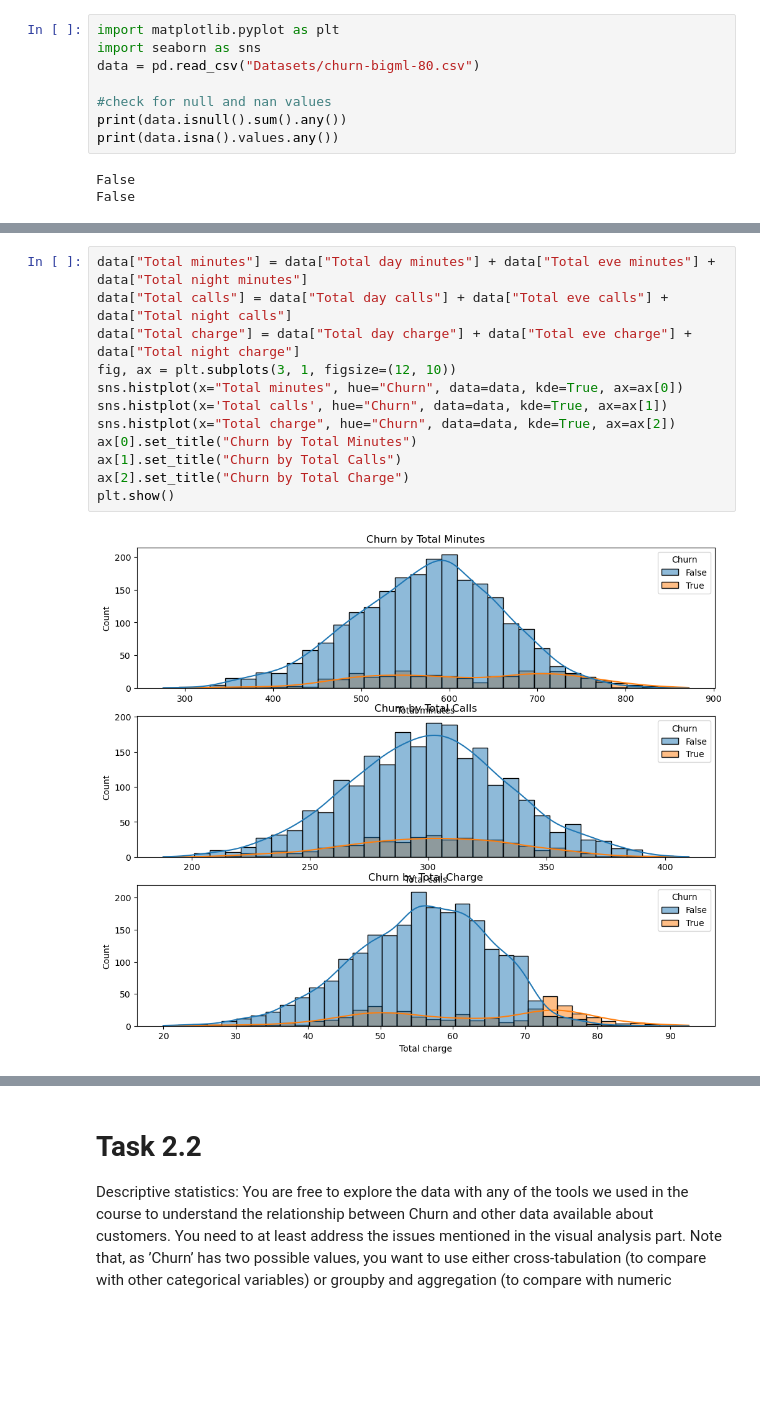
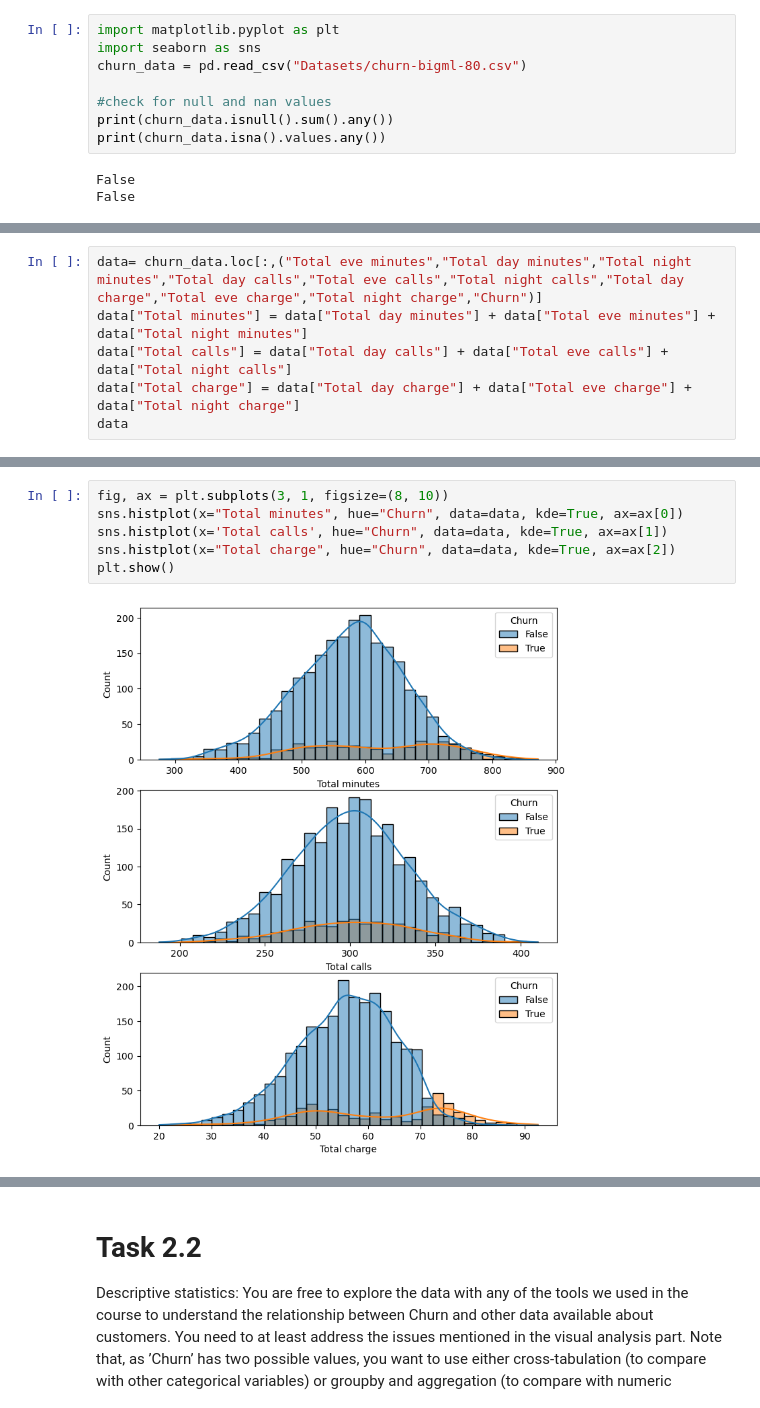
Before and after one commit to hdahlber/Business-Analytics-1, a Jupyter notebook: Assignment 2/Solution.ipynb, the cells around one changed output, grey strips where cells are left out. Drawn from its saved outputs; the diff is of its cells as text; blank space fills up the shorter version.

```diff
--- a/Assignment 2/Solution.ipynb
+++ b/Assignment 2/Solution.ipynb
@@ -184,11 +178,11 @@ and night minutes/calls/charges); (iii) relationship between international calls
 # %%
 import matplotlib.pyplot as plt
 import seaborn as sns
-data = pd.read_csv("Datasets/churn-bigml-80.csv")
+churn_data = pd.read_csv("Datasets/churn-bigml-80.csv")
 
 #check for null and nan values
-print(data.isnull().sum().any())
-print(data.isna().values.any())
+print(churn_data.isnull().sum().any())
+print(churn_data.isna().values.any())
 # %% [output]
 False
 False
@@ -228,0 +250,6 @@ plt.show()
+# %%
+data= churn_data.loc[:,("Total eve minutes","Total day minutes","Total night minutes","Total day calls","Total eve calls","Total night calls","Total day charge","Total eve charge","Total night charge","Churn")]
+data["Total minutes"] = data["Total day minutes"] + data["Total eve minutes"] + data["Total night minutes"]
+data["Total calls"] = data["Total day calls"] + data["Total eve calls"] + data["Total night calls"]
+data["Total charge"] = data["Total day charge"] + data["Total eve charge"] + data["Total night charge"]
+data
@@ -229,17 +276,11 @@ plt.show()
 # %%
-data["Total minutes"] = data["Total day minutes"] + data["Total eve minutes"] + data["Total night minutes"]
-data["Total calls"] = data["Total day calls"] + data["Total eve calls"] + data["Total night calls"]
-data["Total charge"] = data["Total day charge"] + data["Total eve charge"] + data["Total night charge"]
-fig, ax = plt.subplots(3, 1, figsize=(12, 10))
+fig, ax = plt.subplots(3, 1, figsize=(8, 10))
 sns.histplot(x="Total minutes", hue="Churn", data=data, kde=True, ax=ax[0])
 sns.histplot(x='Total calls', hue="Churn", data=data, kde=True, ax=ax[1])
 sns.histplot(x="Total charge", hue="Churn", data=data, kde=True, ax=ax[2])
-ax[0].set_title("Churn by Total Minutes")
-ax[1].set_title("Churn by Total Calls")
-ax[2].set_title("Churn by Total Charge")
 plt.show()
 # %% [output]
-[figure, old version]
+[figure, new version]
 # %% [markdown]
 # Task 2.1.3
 (iii) relationship between international calls/charge and Churn;
```
Also changed, not shown: parts of 15 cells of this notebook.
